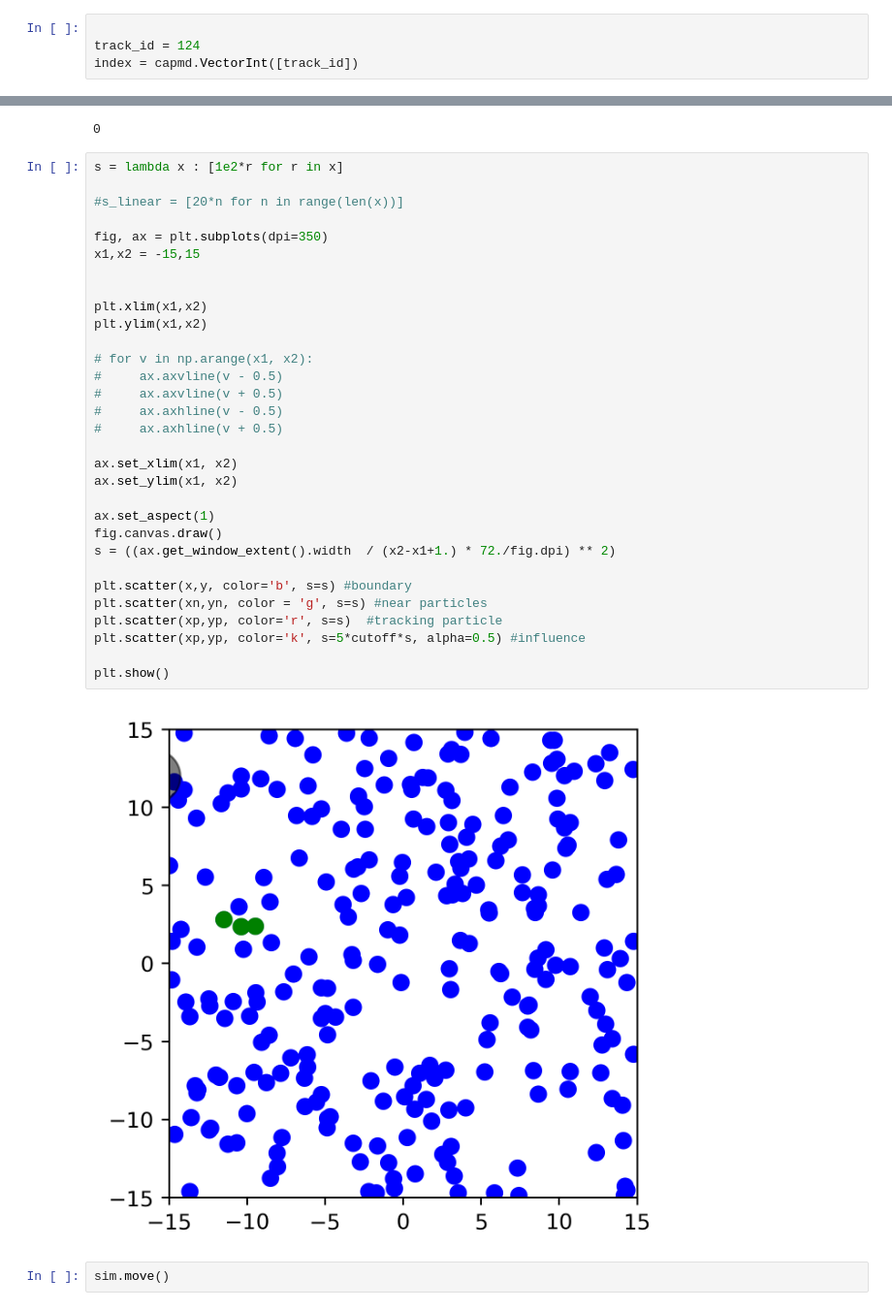
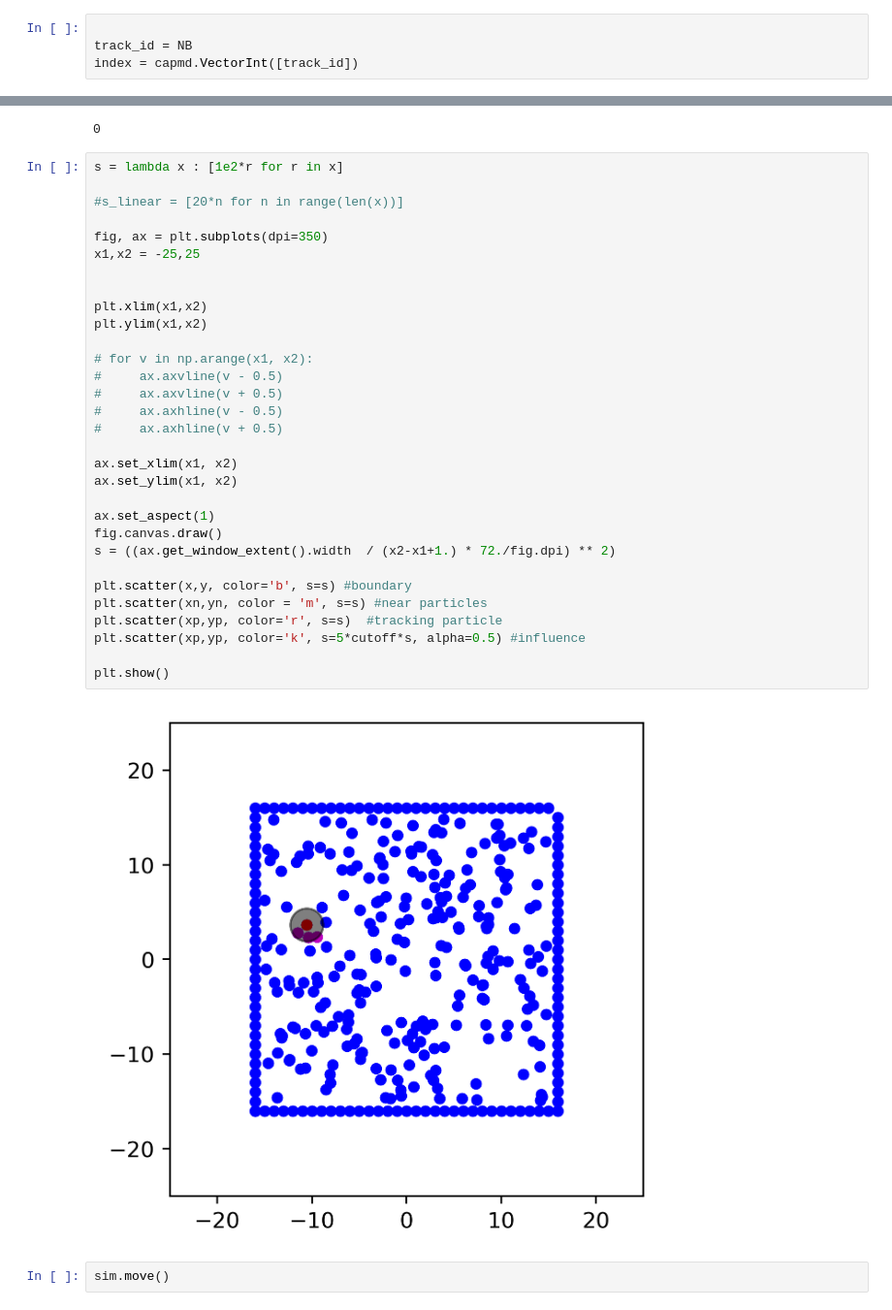
Before and after one commit to nrstillman/CAPMD, a Jupyter notebook: testing_capmd_python.ipynb, the cells around one changed output, grey strips where cells are left out. Shown at 97% size. Cells and saved outputs as stored; diff of their text form.

```diff
--- a/testing_capmd_python.ipynb
+++ b/testing_capmd_python.ipynb
@@ -100,7 +103,7 @@ plt.show()
 [figure]
 # %%
 
-track_id = 124
+track_id = NB
 index = capmd.VectorInt([track_id])
 # %%
 a = sim.getPopulationPosition(index)
@@ -141,35 +144,35 @@ for i in index:
 # %%
 s = lambda x : [1e2*r for r in x]
 
 #s_linear = [20*n for n in range(len(x))]
 
 fig, ax = plt.subplots(dpi=350)
-x1,x2 = -15,15
+x1,x2 = -25,25
 
 
 plt.xlim(x1,x2)
 plt.ylim(x1,x2)
 
 # for v in np.arange(x1, x2):
 #     ax.axvline(v - 0.5)
 #     ax.axvline(v + 0.5)
 #     ax.axhline(v - 0.5)
 #     ax.axhline(v + 0.5)
 
 ax.set_xlim(x1, x2)
 ax.set_ylim(x1, x2)
 
 ax.set_aspect(1)
 fig.canvas.draw()
 s = ((ax.get_window_extent().width  / (x2-x1+1.) * 72./fig.dpi) ** 2)
 
 plt.scatter(x,y, color='b', s=s) #boundary
-plt.scatter(xn,yn, color = 'g', s=s) #near particles
+plt.scatter(xn,yn, color = 'm', s=s) #near particles
 plt.scatter(xp,yp, color='r', s=s)  #tracking particle
 plt.scatter(xp,yp, color='k', s=5*cutoff*s, alpha=0.5) #influence
 
 plt.show()
 # %% [output]
-[figure, old version]
+[figure, new version]
 # %%
 sim.move()
```
Also changed, not shown: parts of 19 cells of this notebook, 10 other files.
